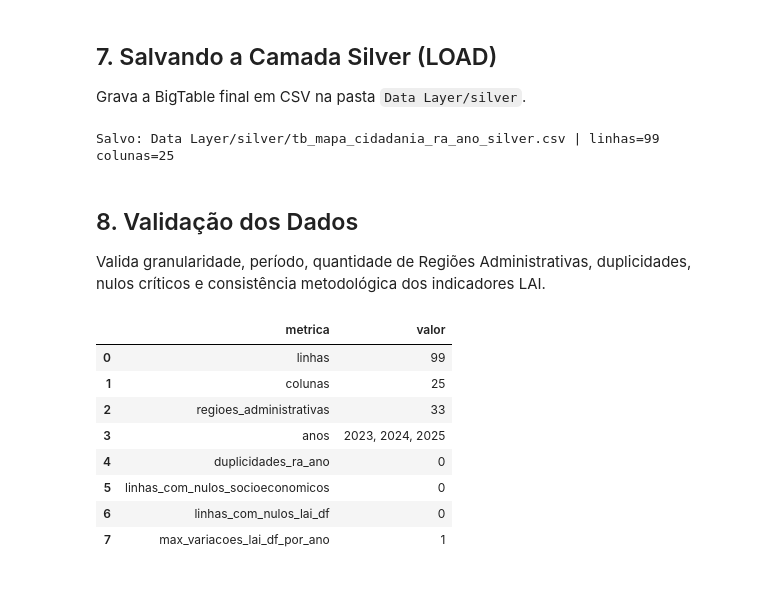
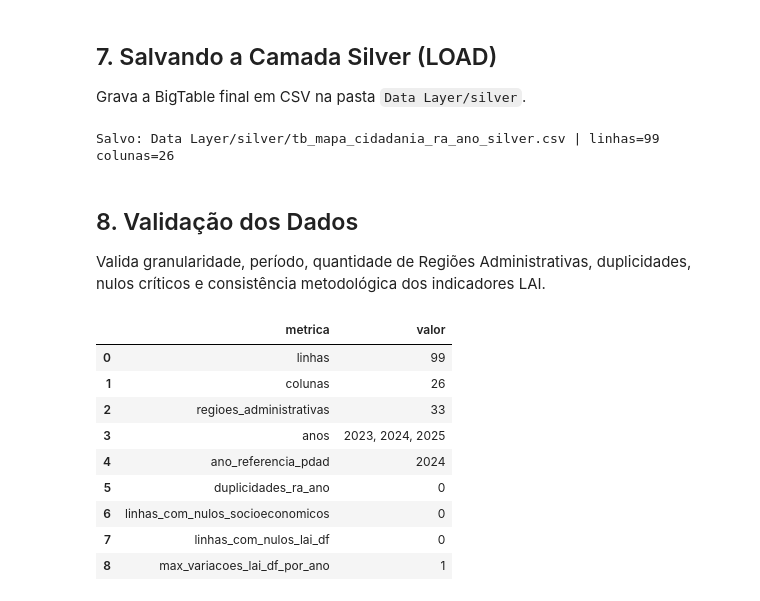
Before and after one commit to IgorJustino/Mapa-da-Cidadania-e-Acesso-a-Informacao-DF, a Jupyter notebook: Transformer/etl_raw_to_silver.ipynb, the cells around one changed output. Cells and saved outputs as stored; diff of their text form; code cells hidden in the pictures.

```diff
--- a/Transformer/etl_raw_to_silver.ipynb
+++ b/Transformer/etl_raw_to_silver.ipynb
@@ -340,10 +340,12 @@ else:
 indicadores_lai_df_ano = indicadores_lai_df_ano.merge(class_lai, on='ano', how='left')
 
 recursos_df_ano = recursos.groupby('ano', as_index=False).agg(
-    lai_df_qtd_recursos_ano=('nr_pedido_participa', 'count')
+    lai_df_qtd_recursos_ano=('nr_pedido_participa', 'count'),
+    lai_df_qtd_pedidos_com_recurso_ano=('nr_pedido_participa', 'nunique'),
 )
 indicadores_lai_df_ano = indicadores_lai_df_ano.merge(recursos_df_ano, on='ano', how='left')
 indicadores_lai_df_ano['lai_df_qtd_recursos_ano'] = indicadores_lai_df_ano['lai_df_qtd_recursos_ano'].fillna(0)
+indicadores_lai_df_ano['lai_df_qtd_pedidos_com_recurso_ano'] = indicadores_lai_df_ano['lai_df_qtd_pedidos_com_recurso_ano'].fillna(0)
 
 satisfacao_df_ano = satisfacao.dropna(subset=['ano']).groupby('ano', as_index=False).agg(
     lai_df_qtd_satisfacoes_ano=('nr_pedido_participa', 'count')
@@ -351,9 +353,9 @@ satisfacao_df_ano = satisfacao.dropna(subset=['ano']).groupby('ano', as_index=Fa
 indicadores_lai_df_ano = indicadores_lai_df_ano.merge(satisfacao_df_ano, on='ano', how='left')
 indicadores_lai_df_ano['lai_df_qtd_satisfacoes_ano'] = indicadores_lai_df_ano['lai_df_qtd_satisfacoes_ano'].fillna(0)
 
-indicadores_lai_df_ano['lai_df_taxa_recurso_ano'] = np.where(
+indicadores_lai_df_ano['lai_df_percentual_pedidos_com_recurso'] = np.where(
     indicadores_lai_df_ano['lai_df_qtd_pedidos_ano'] > 0,
-    indicadores_lai_df_ano['lai_df_qtd_recursos_ano'] / indicadores_lai_df_ano['lai_df_qtd_pedidos_ano'],
+    100 * indicadores_lai_df_ano['lai_df_qtd_pedidos_com_recurso_ano'] / indicadores_lai_df_ano['lai_df_qtd_pedidos_ano'],
     np.nan,
 )
 
@@ -361,7 +363,7 @@ cols_lai_df = [
     'lai_df_qtd_pedidos_ano',
     'lai_df_qtd_recursos_ano',
     'lai_df_qtd_satisfacoes_ano',
-    'lai_df_taxa_recurso_ano',
+    'lai_df_percentual_pedidos_com_recurso',
     'lai_df_tempo_medio_resposta_dias',
     'lai_df_percentual_acesso_concedido',
     'lai_df_percentual_acesso_negado',
@@ -385,8 +387,9 @@ for col in pedidos.columns:
         colunas_territoriais_lai.append(col)
 print('Colunas territoriais LAI encontradas:', colunas_territoriais_lai)
 mapa_cidadania=pop_ra_ano.merge(indic_pdad, on='ra_chave', how='left').drop(columns=['ra_chave'])
+mapa_cidadania.insert(2, 'ano_referencia_pdad', 2024)
 mapa_cidadania=mapa_cidadania.merge(indicadores_lai_df_ano, on='ano', how='left')
-ordem=['ano','regiao_administrativa','populacao_total','populacao_masculina','populacao_feminina','populacao_0_14','populacao_15_59','populacao_60_mais','renda_media_ponderada','idade_media_ponderada','media_moradores_por_domicilio','percentual_baixa_escolaridade','percentual_domicilios_com_internet','percentual_domicilios_proprios','percentual_domicilios_alugados'] + cols_lai_df
+ordem=['ano','regiao_administrativa','ano_referencia_pdad','populacao_total','populacao_masculina','populacao_feminina','populacao_0_14','populacao_15_59','populacao_60_mais','renda_media_ponderada','idade_media_ponderada','media_moradores_por_domicilio','percentual_baixa_escolaridade','percentual_domicilios_com_internet','percentual_domicilios_proprios','percentual_domicilios_alugados'] + cols_lai_df
 mapa_cidadania=mapa_cidadania[[c for c in ordem if c in mapa_cidadania.columns]].sort_values(['regiao_administrativa','ano']).reset_index(drop=True)
 # %% [output]
 Colunas territoriais LAI encontradas: []
@@ -402,7 +405,7 @@ mapa_cidadania.to_csv(
 )
 print(f"Salvo: {(SILVER_DIR / 'tb_mapa_cidadania_ra_ano_silver.csv').relative_to(PROJECT_ROOT)} | linhas={len(mapa_cidadania):,} colunas={len(mapa_cidadania.columns):,}")
 # %% [output]
-Salvo: Data Layer/silver/tb_mapa_cidadania_ra_ano_silver.csv | linhas=99 colunas=25
+Salvo: Data Layer/silver/tb_mapa_cidadania_ra_ano_silver.csv | linhas=99 colunas=26
 # %% [markdown]
 ## 8. Validação dos Dados
 
@@ -412,10 +415,13 @@ Valida granularidade, período, quantidade de Regiões Administrativas, duplicid
 arquivo_bigtable = SILVER_DIR / 'tb_mapa_cidadania_ra_ano_silver.csv'
 assert arquivo_bigtable.exists(), 'BigTable Silver não gerada.'
 assert len(mapa_cidadania) == 99, f'Quantidade inesperada de linhas: {len(mapa_cidadania)}'
+assert len(mapa_cidadania.columns) == 26, f'Quantidade inesperada de colunas: {len(mapa_cidadania.columns)}'
 assert mapa_cidadania['regiao_administrativa'].nunique() == 33, 'Quantidade inesperada de Regiões Administrativas.'
 assert set(mapa_cidadania['ano'].dropna().astype(int).unique()) == set(ANOS_PROJETO), 'Anos fora do período esperado.'
+assert set(mapa_cidadania['ano_referencia_pdad'].dropna().astype(int).unique()) == {2024}, 'Ano de referência PDAD inesperado.'
 assert not mapa_cidadania.duplicated(['regiao_administrativa','ano']).any(), 'Duplicidade na granularidade RA/ano'
 cols_pdad = [
+    'ano_referencia_pdad',
     'renda_media_ponderada',
     'idade_media_ponderada',
     'media_moradores_por_domicilio',
@@ -431,37 +437,40 @@ assert (variacoes_lai_por_ano == 1).all().all(), 'Indicadores LAI variam entre R
 
 resumo = pd.DataFrame({
     'metrica': [
         'linhas',
         'colunas',
         'regioes_administrativas',
         'anos',
+        'ano_referencia_pdad',
         'duplicidades_ra_ano',
         'linhas_com_nulos_socioeconomicos',
         'linhas_com_nulos_lai_df',
         'max_variacoes_lai_df_por_ano',
     ],
     'valor': [
         len(mapa_cidadania),
         len(mapa_cidadania.columns),
         mapa_cidadania['regiao_administrativa'].nunique(),
         ', '.join(map(str, sorted(mapa_cidadania['ano'].dropna().astype(int).unique()))),
+        ', '.join(map(str, sorted(mapa_cidadania['ano_referencia_pdad'].dropna().astype(int).unique()))),
         int(mapa_cidadania.duplicated(['regiao_administrativa','ano']).sum()),
         int(mapa_cidadania[cols_pdad].isna().any(axis=1).sum()),
         int(mapa_cidadania[cols_lai_df].isna().any(axis=1).sum()),
         int(variacoes_lai_por_ano.max().max()),
     ]
 })
 try:
     display(resumo)
 except NameError:
     print(resumo.to_string(index=False))
 # %% [output]
 |  | metrica | valor |
 | 0 | linhas | 99 |
-| 1 | colunas | 25 |
+| 1 | colunas | 26 |
 | 2 | regioes_administrativas | 33 |
 | 3 | anos | 2023, 2024, 2025 |
-| 4 | duplicidades_ra_ano | 0 |
-| 5 | linhas_com_nulos_socioeconomicos | 0 |
-| 6 | linhas_com_nulos_lai_df | 0 |
-| 7 | max_variacoes_lai_df_por_ano | 1 |
+| 4 | ano_referencia_pdad | 2024 |
+| 5 | duplicidades_ra_ano | 0 |
+| 6 | linhas_com_nulos_socioeconomicos | 0 |
+| 7 | linhas_com_nulos_lai_df | 0 |
+| 8 | max_variacoes_lai_df_por_ano | 1 |
```
Also changed, not shown: 3 other files.
